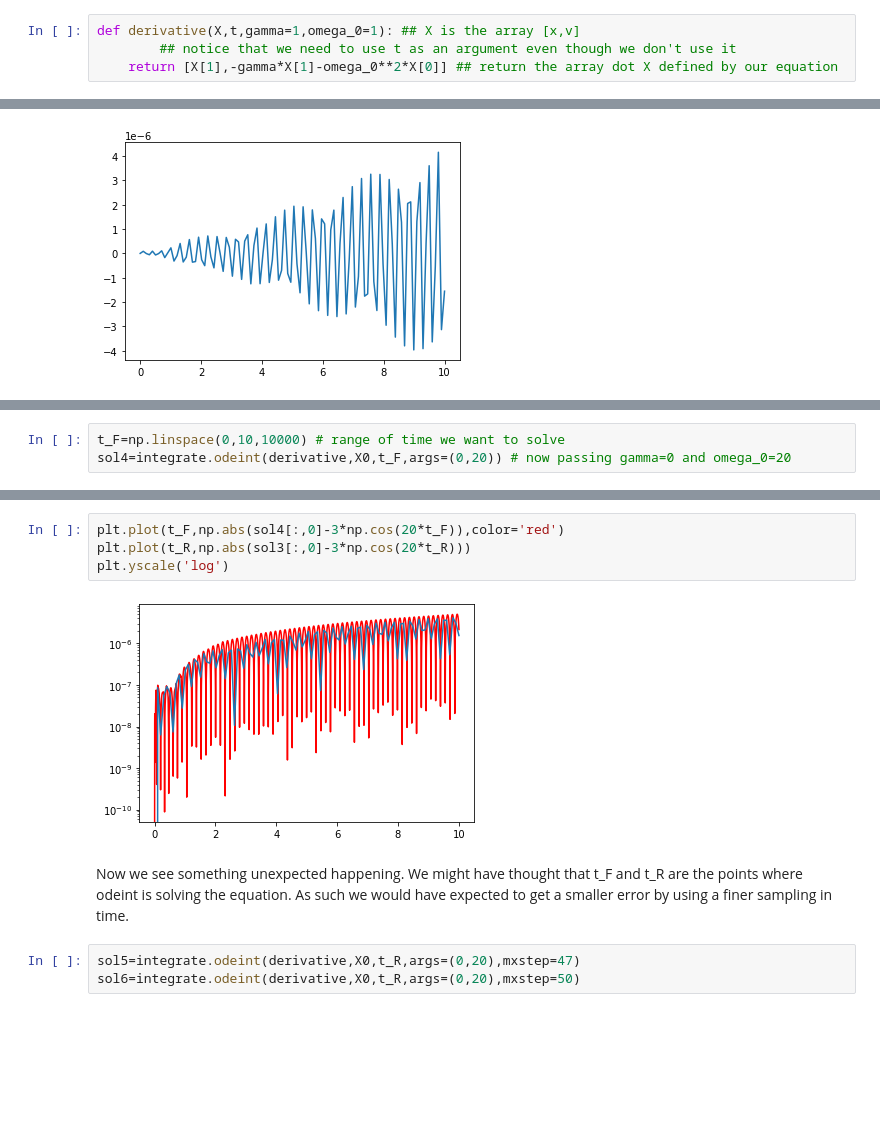
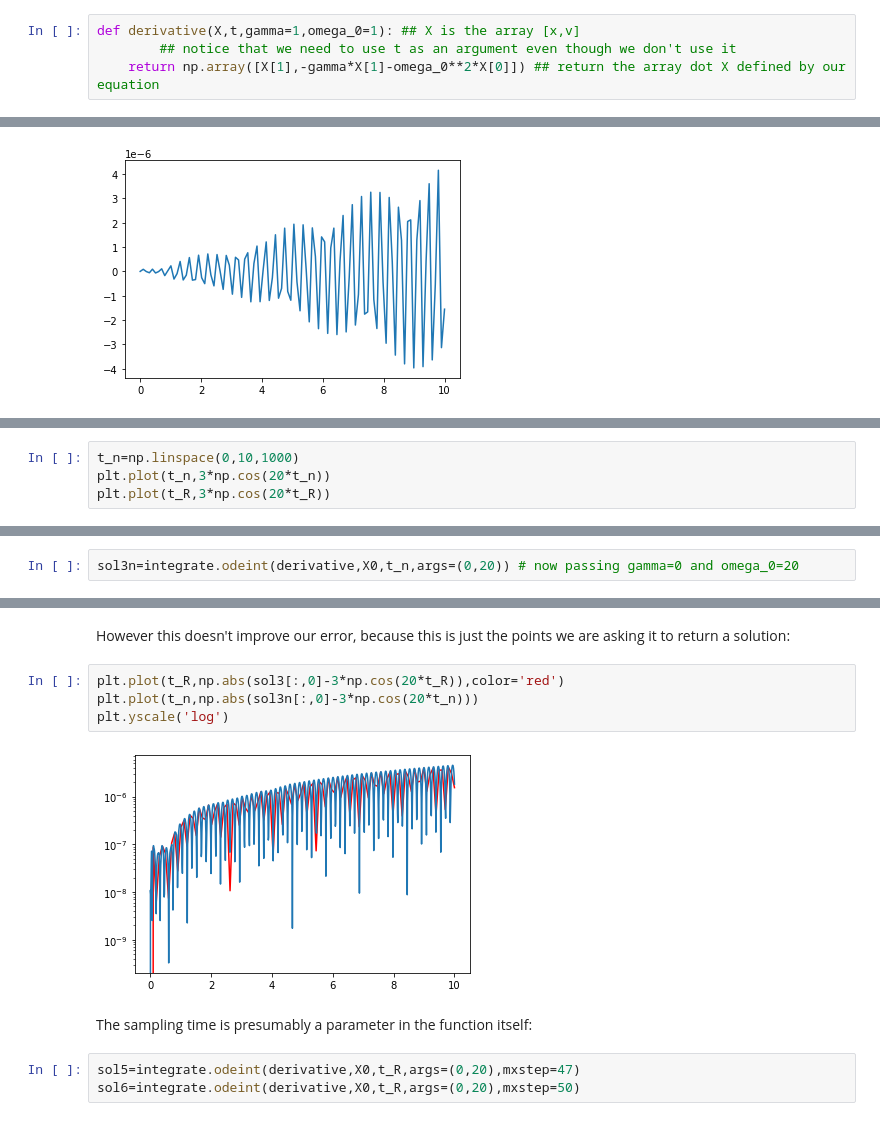
Before and after one commit to drgreen/COGS18_22, a Jupyter notebook: Topic4c ODEs.ipynb, the cells around one changed output, grey strips where cells are left out. Cells and saved outputs as stored; diff of their text form; blank space fills up the shorter version.

```diff
--- a/Topic4c ODEs.ipynb
+++ b/Topic4c ODEs.ipynb
@@ -17,7 +17,7 @@ Now we define a function that, given a v and x, returns these derivatives:
 # %%
 def derivative(X,t,gamma=1,omega_0=1): ## X is the array [x,v]
         ## notice that we need to use t as an argument even though we don't use it
-    return [X[1],-gamma*X[1]-omega_0**2*X[0]] ## return the array dot X defined by our equation
+    return np.array([X[1],-gamma*X[1]-omega_0**2*X[0]]) ## return the array dot X defined by our equation
 # %%
 from scipy import integrate
 # %% [markdown]
@@ -63,0 +75,4 @@ plt.show()
+# %%
+t_n=np.linspace(0,10,1000)
+plt.plot(t_n,3*np.cos(20*t_n))
+plt.plot(t_R,3*np.cos(20*t_R))
@@ -64,4 +84,3 @@ plt.show()
 # %%
-t_F=np.linspace(0,10,10000) # range of time we want to solve
-sol4=integrate.odeint(derivative,X0,t_F,args=(0,20)) # now passing gamma=0 and omega_0=20
+sol3n=integrate.odeint(derivative,X0,t_n,args=(0,20)) # now passing gamma=0 and omega_0=20
 # %%
@@ -70,14 +89,16 @@ plt.plot(t_F,sol4[:,0])  # returns solution for X at each point in time  sol[:,0
 plt.show()
 # %% [output]
 [figure]
+# %% [markdown]
+However this doesn't improve our error, because this is just the points we are asking it to return a solution:
 # %%
-plt.plot(t_F,np.abs(sol4[:,0]-3*np.cos(20*t_F)),color='red')
-plt.plot(t_R,np.abs(sol3[:,0]-3*np.cos(20*t_R)))
+plt.plot(t_R,np.abs(sol3[:,0]-3*np.cos(20*t_R)),color='red')
+plt.plot(t_n,np.abs(sol3n[:,0]-3*np.cos(20*t_n)))
 plt.yscale('log')
 # %% [output]
-[figure, old version]
+[figure, new version]
-# %% [markdown]
-Now we see something unexpected happening.  We might have thought that t_F and t_R are the points where odeint is solving the equation.  As such we would have expected to get a smaller error by using a finer sampling in time.
+# %% [markdown]
+The sampling time is presumably a parameter in the function itself:
 # %%
 sol5=integrate.odeint(derivative,X0,t_R,args=(0,20),mxstep=47)
 sol6=integrate.odeint(derivative,X0,t_R,args=(0,20),mxstep=50)
```
Also changed, not shown: parts of 13 cells of this notebook.
